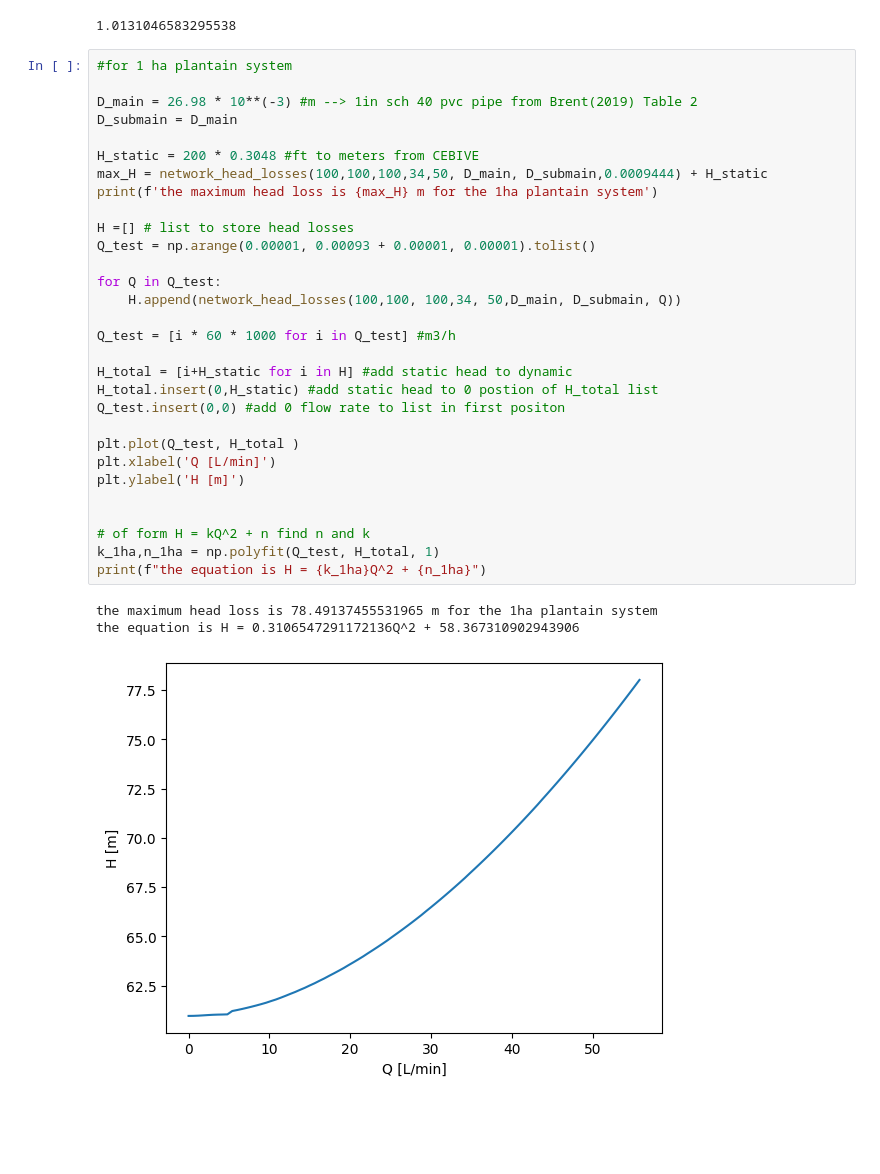
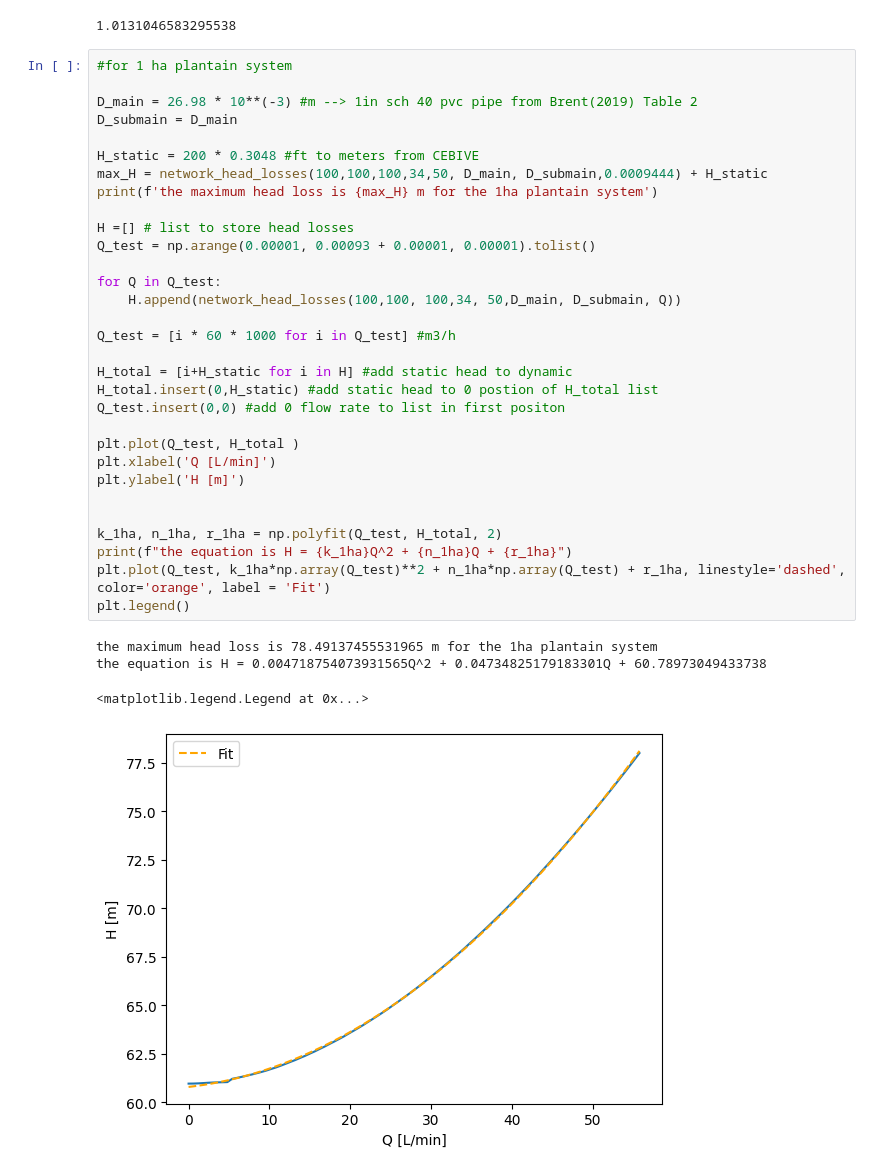
Before and after one commit to mascholten123/Code, a Jupyter notebook: NetworkCode/DripNetwork.ipynb, the cells around one changed output. Drawn from its saved outputs; the diff is of its cells as text; blank space fills up the shorter version.

Commit message:
polyfit 2nd degree

```diff
--- a/NetworkCode/DripNetwork.ipynb
+++ b/NetworkCode/DripNetwork.ipynb
@@ -197,37 +197,39 @@ network_head_losses(2,0,.30*248,1,248,0.000137)
 # %%
 #for 1 ha plantain system
 
 D_main = 26.98 * 10**(-3) #m --> 1in sch 40 pvc pipe from Brent(2019) Table 2
 D_submain = D_main
 
 H_static = 200 * 0.3048 #ft to meters from CEBIVE
 max_H = network_head_losses(100,100,100,34,50, D_main, D_submain,0.0009444) + H_static
 print(f'the maximum head loss is {max_H} m for the 1ha plantain system')
 
 H =[] # list to store head losses
 Q_test = np.arange(0.00001, 0.00093 + 0.00001, 0.00001).tolist()
 
 for Q in Q_test:
     H.append(network_head_losses(100,100, 100,34, 50,D_main, D_submain, Q))
 
 Q_test = [i * 60 * 1000 for i in Q_test] #m3/h
 
 H_total = [i+H_static for i in H] #add static head to dynamic
 H_total.insert(0,H_static) #add static head to 0 postion of H_total list
 Q_test.insert(0,0) #add 0 flow rate to list in first positon
 
 plt.plot(Q_test, H_total )
 plt.xlabel('Q [L/min]')
 plt.ylabel('H [m]')
 
 
-# of form H = kQ^2 + n find n and k
-k_1ha,n_1ha = np.polyfit(Q_test, H_total, 1)
-print(f"the equation is H = {k_1ha}Q^2 + {n_1ha}")
+k_1ha, n_1ha, r_1ha = np.polyfit(Q_test, H_total, 2)
+print(f"the equation is H = {k_1ha}Q^2 + {n_1ha}Q + {r_1ha}")
+plt.plot(Q_test, k_1ha*np.array(Q_test)**2 + n_1ha*np.array(Q_test) + r_1ha, linestyle='dashed', color='orange', label = 'Fit')
+plt.legend()
 # %% [output]
 the maximum head loss is 78.49137455531965 m for the 1ha plantain system
-the equation is H = 0.3106547291172136Q^2 + 58.367310902943906
+the equation is H = 0.004718754073931565Q^2 + 0.04734825179183301Q + 60.78973049433738
+<matplotlib.legend.Legend at 0x...>
-[figure, old version]
+[figure, new version]
 # %%
 #for 2 ha plantain system
 D_main = 41.27 * 10**(-3) #m --> 1 1/2 in sch 40 pvc pipe from Brent(2019) Table 2
```
Also changed, not shown: parts of 4 cells of this notebook.
